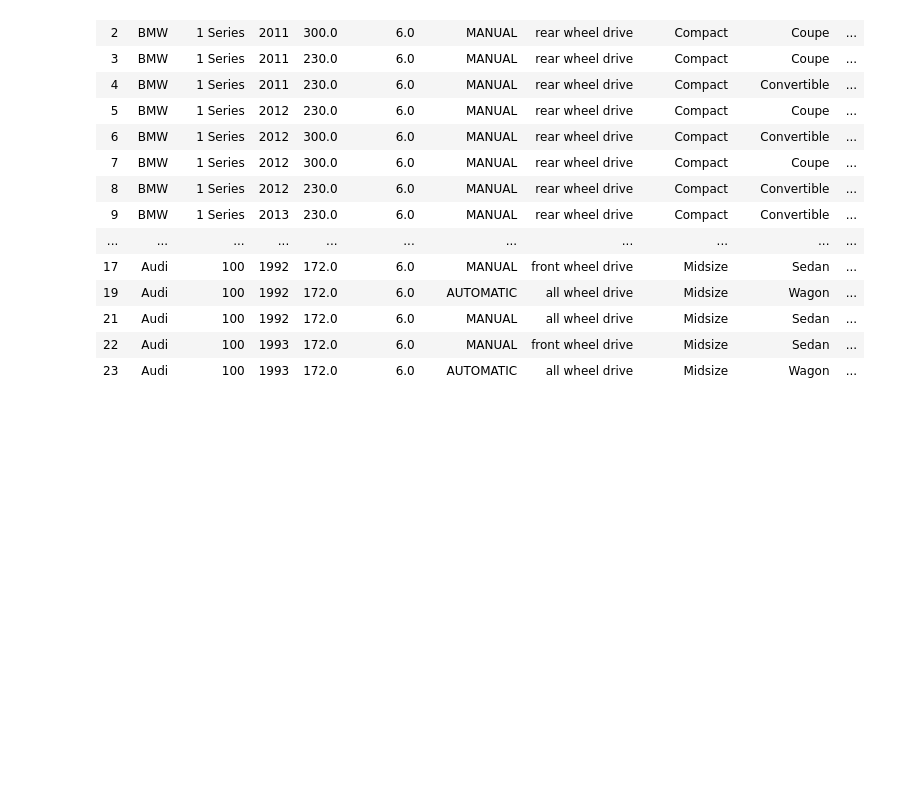
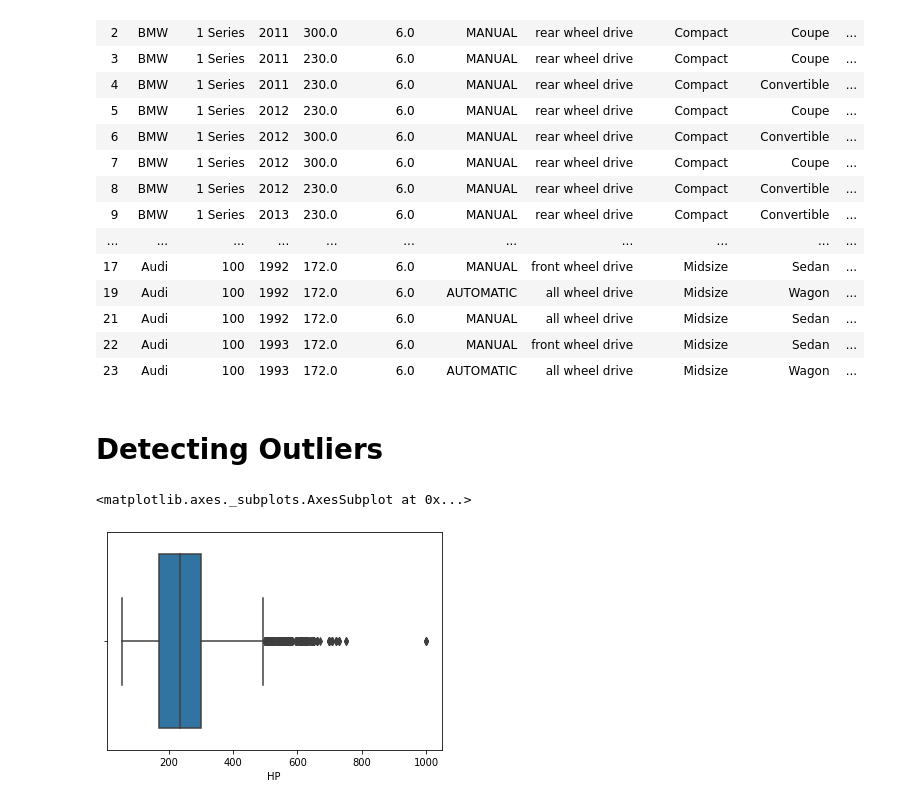
Before and after one commit to sakshiainchwar/ML-internship, a Jupyter notebook: mlintern.ipynb, the cells around one changed output. Cells and saved outputs as stored; diff of their text form; code cells hidden in the pictures; blank space fills up the shorter version.

```diff
--- a/mlintern.ipynb
+++ b/mlintern.ipynb
@@ -280,3 +280,10 @@ data.head(21)
 | 21 | Audi | 100 | 1992 | 172.0 | 6.0 | MANUAL | all wheel drive | Midsize | Sedan | ... |
 | 22 | Audi | 100 | 1993 | 172.0 | 6.0 | MANUAL | front wheel drive | Midsize | Sedan | ... |
 | 23 | Audi | 100 | 1993 | 172.0 | 6.0 | AUTOMATIC | all wheel drive | Midsize | Wagon | ... |
+# %% [markdown]
+# Detecting Outliers
+# %%
+sns.boxplot(data['HP'])
+# %% [output]
+<matplotlib.axes._subplots.AxesSubplot at 0x...>
+[figure, added]
```
Also changed, not shown: parts of 14 cells of this notebook.
